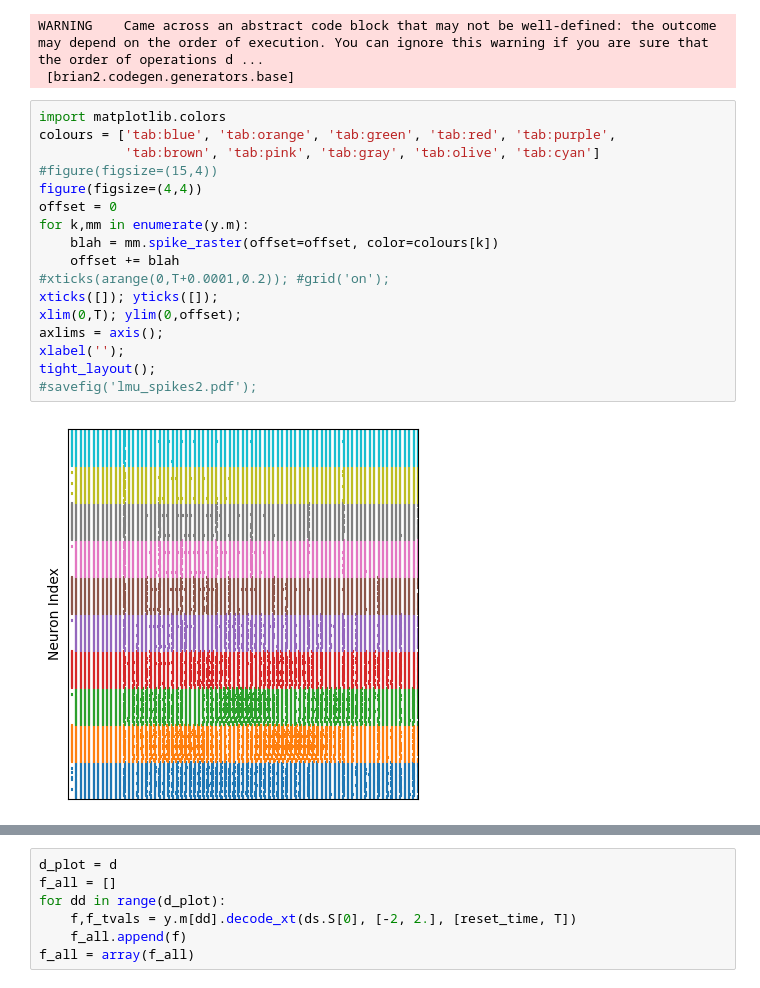
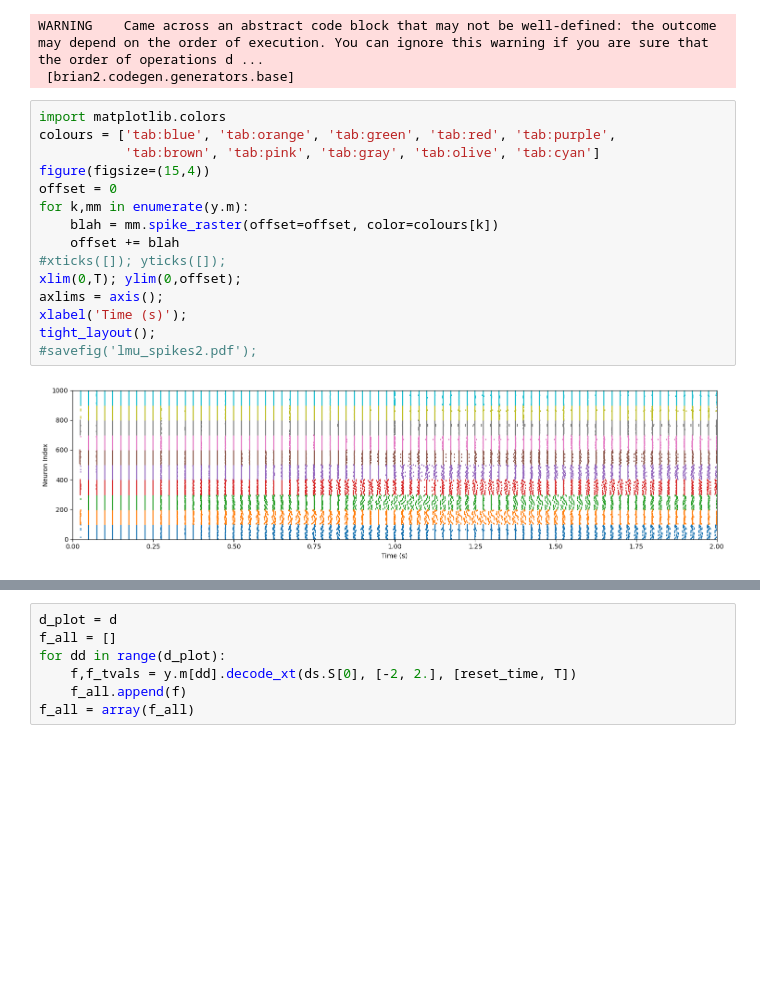
Before and after one commit to jorchard/SpikingPhasorVSA, a Jupyter notebook: SP_LDN.ipynb, the cells around one changed output, grey strips where cells are left out. Cells and saved outputs as stored; diff of their text form; blank space fills up the shorter version.

```diff
--- a/SP_LDN.ipynb
+++ b/SP_LDN.ipynb
@@ -342,19 +316,17 @@ WARNING    Came across an abstract code block that may not be well-defined: the
 # %%
 import matplotlib.colors
 colours = ['tab:blue', 'tab:orange', 'tab:green', 'tab:red', 'tab:purple',
            'tab:brown', 'tab:pink', 'tab:gray', 'tab:olive', 'tab:cyan']
-#figure(figsize=(15,4))
-figure(figsize=(4,4))
+figure(figsize=(15,4))
 offset = 0
 for k,mm in enumerate(y.m):
     blah = mm.spike_raster(offset=offset, color=colours[k])
     offset += blah
-#xticks(arange(0,T+0.0001,0.2)); #grid('on');
-xticks([]); yticks([]);
+#xticks([]); yticks([]);
 xlim(0,T); ylim(0,offset);
 axlims = axis();
-xlabel('');
+xlabel('Time (s)');
 tight_layout();
 #savefig('lmu_spikes2.pdf');
 # %% [output]
-[figure, old version]
+[figure, new version]
```
Also changed, not shown: parts of 29 cells of this notebook, 6 other files.
